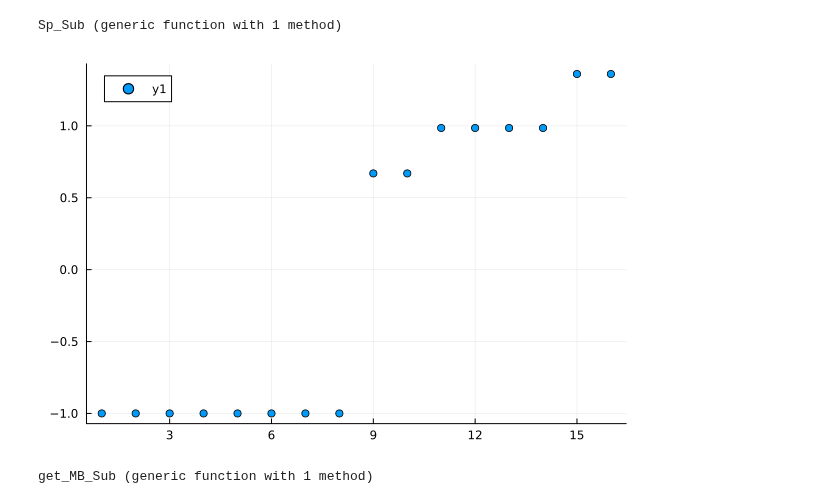
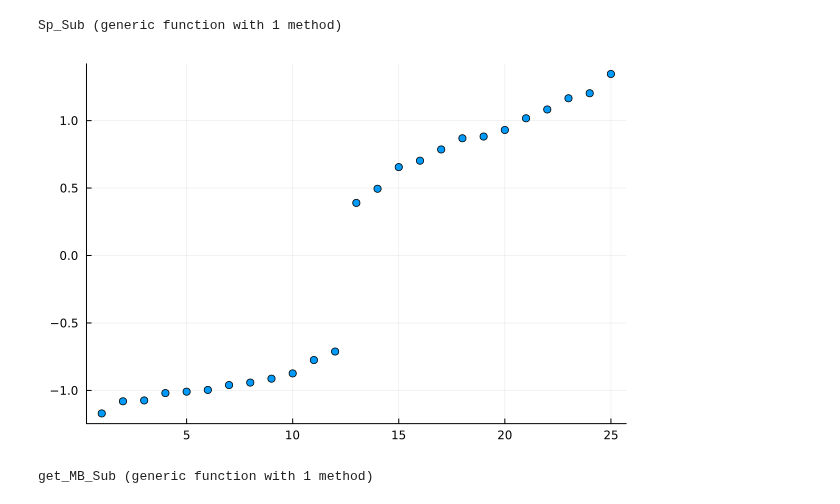
Before and after one commit to Umut-Can-Physics/Kagome-Lattice, a Jupyter notebook: My Numerical Calculations/Many-Body/Kapit-Mueller/KM Braiding.ipynb, the cells around one changed output. Cells and saved outputs as stored; diff of their text form; code cells hidden in the pictures.

```diff
--- a/My Numerical Calculations/Many-Body/Kapit-Mueller/KM Braiding.ipynb
+++ b/My Numerical Calculations/Many-Body/Kapit-Mueller/KM Braiding.ipynb
@@ -13,13 +13,29 @@ using LaTeXStrings
 @nbinclude(joinpath("../Hofstadter","Torus_Distance.ipynb"));
 @nbinclude(joinpath("../Braiding Utils.ipynb"));
 # %%
-Nx = 4
-Ny = 4
+Nx = 5
+Ny = 5
+p = 12
+q = 25
+pn = 5
+N_Pin = 2
+U = 1
+
 N_Site = Nx*Ny
-p = 1
-q = 2
 t = 1
-NPhi = Int(Nx*Ny*(p/q))
-Cut_Off = NPhi
-PN = [0, 1, 2, 3]
-U = 0.2;
+NPhi0 = Int(Nx*Ny*(p/q))
+Cut_Off = NPhi0
+PN = vcat( ( [i] for i in 0:pn) ... )
+
+nu0 = 1/2 # The quasihole numbers depend on Laughlin fraction
+NPhi = NPhi0-N_Pin
+N_d = Int(NPhi - pn/nu0)
+nu = pn//NPhi0
+Degeneracy = Int((factorial(N_d + pn - 1) / (factorial(N_d) * factorial(pn - 1))) * (NPhi / pn))
+println("Lattice: ",Nx,"x",Ny,
+        "\nThe Number of Flux per Unit-Cell (p/q) = ",p//q,
+        "\nFilling Fraction = ",nu," (The Number of Quasiholes = ",(N_Pin+N_d),
+        ")\nThe Number of Flux Quanta = ", NPhi,
+        " (Delocalised Number = ", N_d,
+        ")\nThe Total Number of Particle = ",pn,
+        "\nThe Number of State of Ground Degeneracy = ",Degeneracy)
@@ -73,9 +96,9 @@ Sp_Sub (generic function with 1 method)
 H_Sp, Sub_Basis, P, Pt, H_Sp_Sub = Sp_Sub(N_Site, Nx, Ny, t, p, q, Sp_Basis, Cut_Off);
 EEA, UUA = eigenstates(H_Sp);
 # %%
-scatter(EEA)
+scatter(EEA,legend=false)
 # %% [output]
-[figure, old version]
+[figure, new version]
 # %%
 Sub_Number_Operator_List = get_num_sub_list(N_Site, Sp_Basis, P, Pt);
 # %%
```
Also changed, not shown: parts of 18 cells of this notebook, 1 other file.
